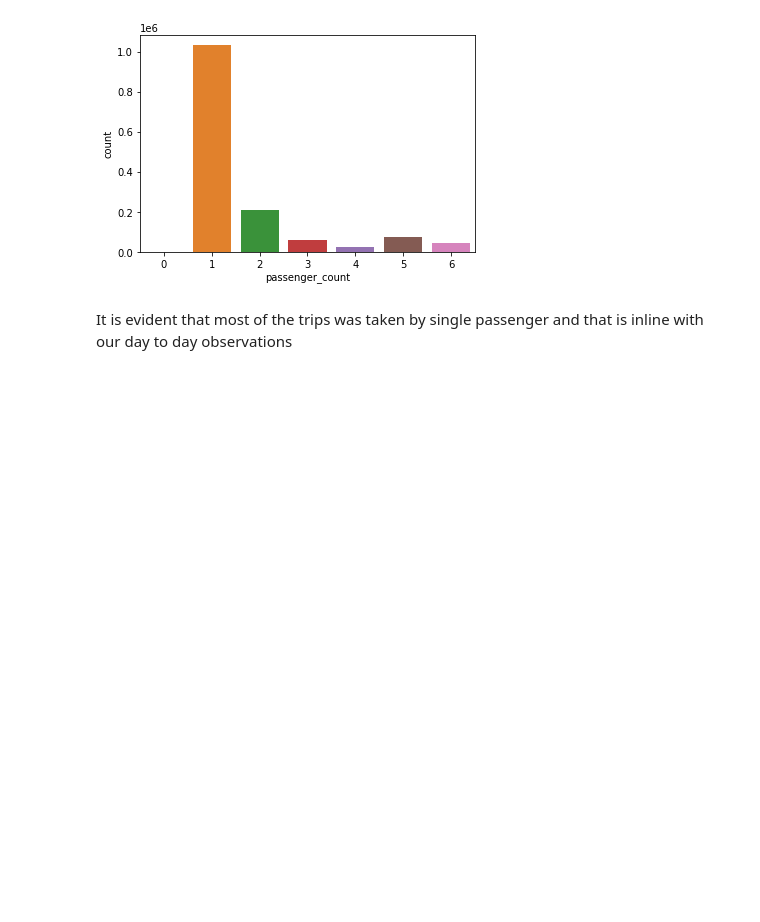
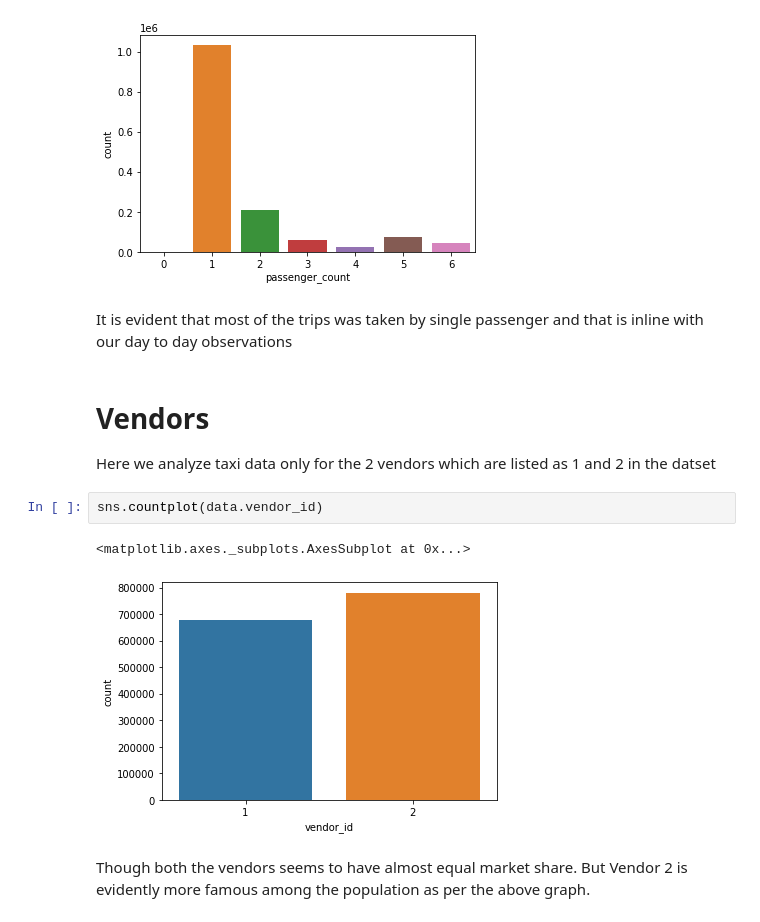
Before and after one commit to tpattanaik/NYC-Taxi-Trip-Prediction, a Jupyter notebook: NYC_Taxi_Trip_Time_Prediction_Capstone_Project.ipynb, the cells around one changed output. Drawn from its saved outputs; the diff is of its cells as text; blank space fills up the shorter version.

```diff
--- a/NYC_Taxi_Trip_Time_Prediction_Capstone_Project.ipynb
+++ b/NYC_Taxi_Trip_Time_Prediction_Capstone_Project.ipynb
@@ -256,3 +260,14 @@ plt.show()
 [figure]
 # %% [markdown]
 It is evident that most of the trips was taken by single passenger and that is inline with our day to day observations
+# %% [markdown]
+# Vendors
+
+Here we analyze taxi data only for the 2 vendors which are listed as 1 and 2 in the datset
+# %%
+sns.countplot(data.vendor_id)
+# %% [output]
+<matplotlib.axes._subplots.AxesSubplot at 0x...>
+[figure, added]
+# %% [markdown]
+Though both the vendors seems to have almost equal market share. But Vendor 2 is evidently more famous among the population as per the above graph.
```
Also changed, not shown: parts of 169 cells of this notebook.
